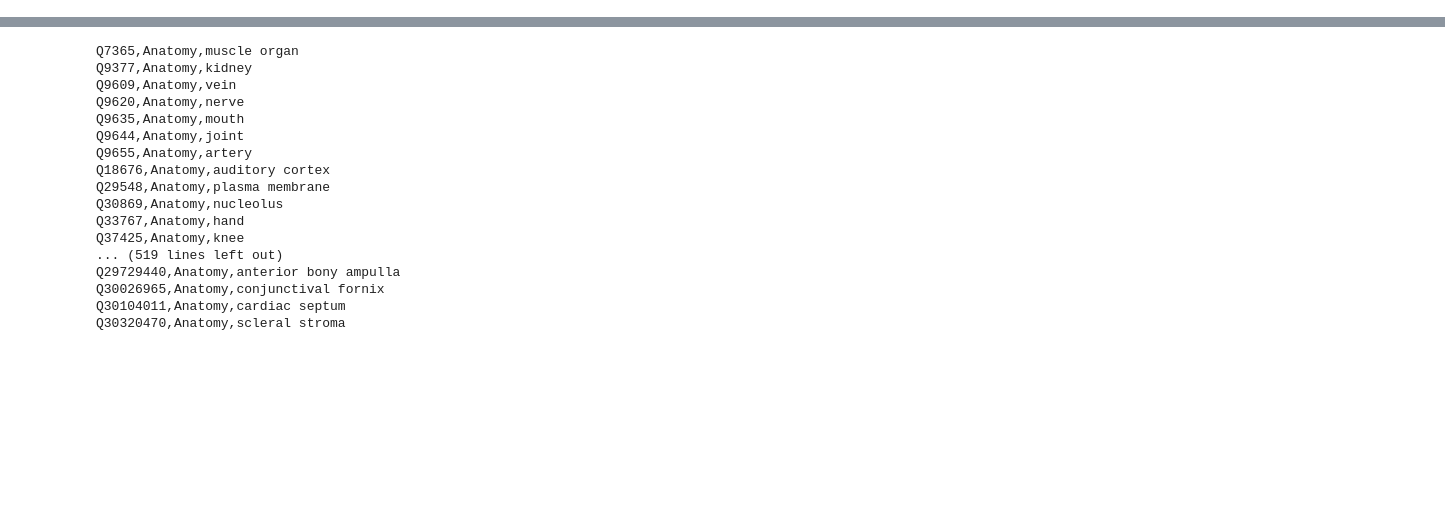
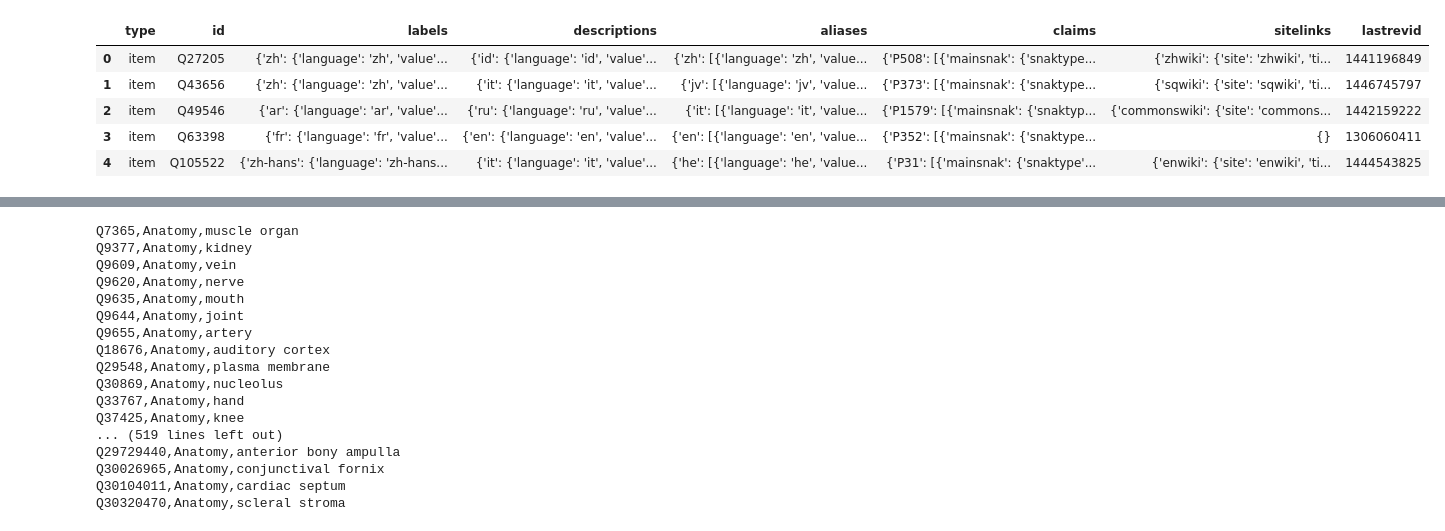
Before and after one commit to sabahzero/WRP, a Jupyter notebook: src/WDF-10categories/01.ipynb, the cells around one changed output, grey strips where cells are left out. Saved outputs shown, nothing was run; the diff lists cells and outputs as text; code cells hidden in the pictures; blank space fills up the shorter version.

```diff
--- a/src/WDF-10categories/01.ipynb
+++ b/src/WDF-10categories/01.ipynb
@@ -29,0 +44,9 @@ df.head()
+# %%
+gpp = pd.read_json('files-Jan112022/genes-pathway-protein.ndjson', lines=True) # Genes, Pathways, Proteins (large)
+# %% [output]
+|  | type | id | labels | descriptions | aliases | claims | sitelinks | lastrevid |
+| 0 | item | Q27205 | {'zh': {'language': 'zh', 'value'... | {'id': {'language': 'id', 'value'... | {'zh': [{'language': 'zh', 'value... | {'P508': [{'mainsnak': {'snaktype... | {'zhwiki': {'site': 'zhwiki', 'ti... | 1441196849 |
+| 1 | item | Q43656 | {'zh': {'language': 'zh', 'value'... | {'it': {'language': 'it', 'value'... | {'jv': [{'language': 'jv', 'value... | {'P373': [{'mainsnak': {'snaktype... | {'sqwiki': {'site': 'sqwiki', 'ti... | 1446745797 |
+| 2 | item | Q49546 | {'ar': {'language': 'ar', 'value'... | {'ru': {'language': 'ru', 'value'... | {'it': [{'language': 'it', 'value... | {'P1579': [{'mainsnak': {'snaktyp... | {'commonswiki': {'site': 'commons... | 1442159222 |
+| 3 | item | Q63398 | {'fr': {'language': 'fr', 'value'... | {'en': {'language': 'en', 'value'... | {'en': [{'language': 'en', 'value... | {'P352': [{'mainsnak': {'snaktype... | {} | 1306060411 |
+| 4 | item | Q105522 | {'zh-hans': {'language': 'zh-hans... | {'it': {'language': 'it', 'value'... | {'he': [{'language': 'he', 'value... | {'P31': [{'mainsnak': {'snaktype'... | {'enwiki': {'site': 'enwiki', 'ti... | 1444543825 |
```
Also changed, not shown: parts of 15 cells of this notebook.
